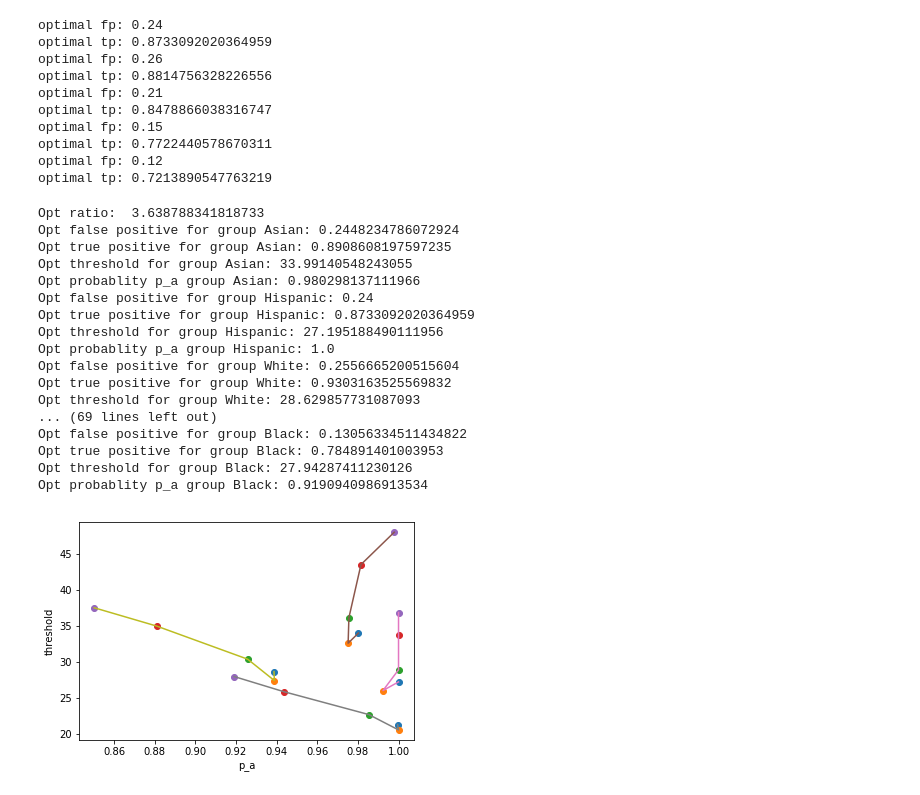
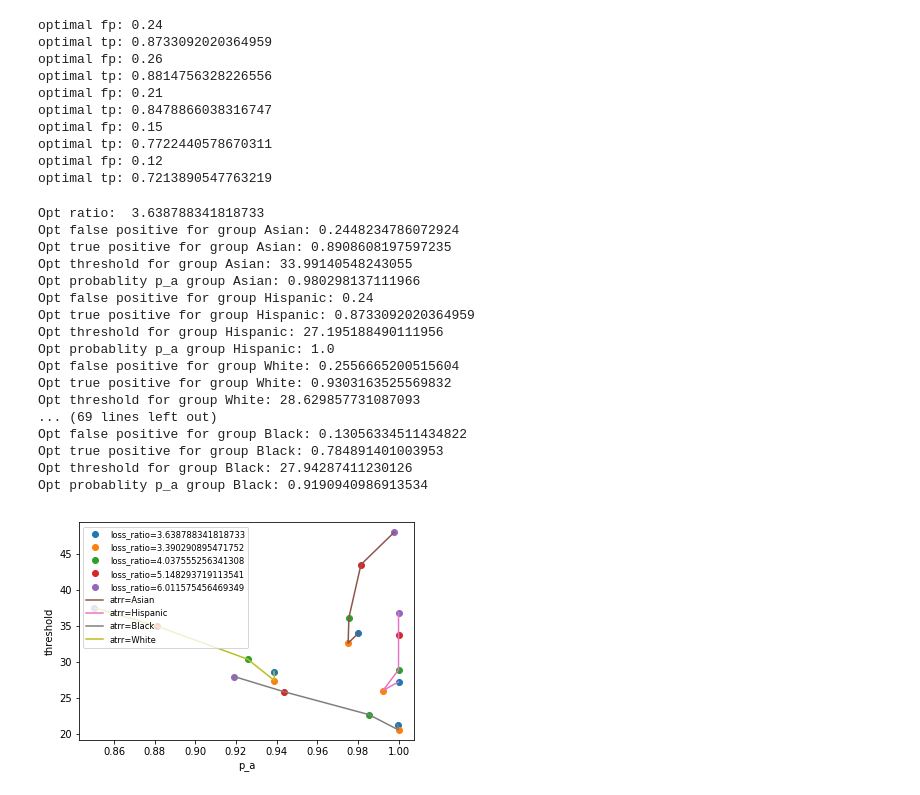
Before and after one commit to nrajanee/ExperimentsforEqOdsNondecreasingCondProbsPaper, a Jupyter notebook: explore_plot_data_fico.ipynb, the cells around one changed output. Cells and saved outputs as stored; diff of their text form; code cells hidden in the pictures.

```diff
--- a/explore_plot_data_fico.ipynb
+++ b/explore_plot_data_fico.ipynb
@@ -22,6 +34,11 @@ data_tpr_Black = tpr_df['Black']
 
 data_fpr_White = fpr_df['White']
 data_tpr_White = tpr_df['White']
+
+#fraction of non-defaulters in each group
+fraction_non_defaulters = get_base_rates()
+
+totals = get_totals()
 # %%
 eq_fpr_df = construct_df_for_eq_div_fpr(fpr_df,tpr_df)
 print(eq_fpr_df)
@@ -102,6 +123,0 @@ plt.show()
-# %%
-#Showing opt for a particular loss function ratio
-loss_fn,loss_fp = 0.3,0.2 #cost of a non-defaulter not getting a loan, cost of a defaulter getting a loan
-opt_fp, opt_tp = get_optimal_fp_tp(loss_fn,loss_fp,pointwise_min_df,eq_fpr)
-print('optimal fp:', opt_fp)
-print('optimal tp:', opt_tp)
@@ -110,0 +134,6 @@ optimal tp: 0.8733092020364959
+# %%
+target_rate = 2/3 #(this means loss from loaning to defaulter is 6 times as expensive as for profit from loaning to non-defaulter)
+profit_semi, opt_fp_semi,opt_tp_semi = get_optimal_fp_tp_hardtf(totals, fraction_non_defaulters,target_rate,pointwise_min_df, eq_fpr)
+print('optimal fp from semi-threshold classifiers with target rate:' + str(target_rate) + '=', opt_fp_semi)
+print('optimal tp from semi-threshold classifiers with target rate:' + str(target_rate) + '=', opt_tp_semi)
+print('optimal profit from semi-threshold classifiers with target rate:' + str(target_rate) + '=', profit_semi)
@@ -125,5 +211,5 @@ plt.show()
 # %%
-opt_slope = opt_tp/opt_fp
+opt_slope = opt_tp_semi/opt_fp_semi
 list_attrs = ['Asian','Hispanic','White','Black']
 for attr in list_attrs:
     tp_attr_list = list(eq_fpr_df[attr+'_tpr'])
@@ -136,9 +222,9 @@ for attr in list_attrs:
     threshold_1 = threshold_attr_list[found_index_1]
     threshold_2 = threshold_attr_list[found_index_2]
     fpa_opt,tpa_opt,threshold_a_opt = get_fpa_opt_tpa_opt_thres_a_opt(fpr_1,fpr_2,tpr_1,tpr_2,threshold_1,threshold_2,opt_slope)
-    p_a = opt_fp/fpa_opt #=opt_tp/tpa_opt
-    print('Opt false positive for group '+attr+':',fpa_opt)
-    print('Opt true positive for group '+attr+':',tpa_opt)
-    print('Opt threshold for group '+attr+':',threshold_a_opt)
+    p_a = opt_fp_semi/fpa_opt #=opt_tp/tpa_opt
+    print('Opt false positive for one threshold group '+attr+':',fpa_opt)
+    print('Opt true positive for one threshold group '+attr+':',tpa_opt)
+    print('Opt threshold for one threshold group '+attr+':',threshold_a_opt)
     print('Opt probablity p_a group '+attr+':',p_a)
 # %% [output]
@@ -212,32 +298,32 @@ for i in range(0,len(opt_fp_list)):
     plt.plot(same_opt_ratio_pa,same_opt_ratio_ta,'o',label='loss_ratio='+str(opt_slope))
 
 for attr,val in ta_pa_attr_dict.items():
     plt.plot(ta_pa_attr_dict[attr][0],ta_pa_attr_dict[attr][1],'-',label='atrr='+attr)
 
 fontP = FontProperties()
 fontP.set_size('small')
-#plt.legend(loc='upper left',prop=fontP)
+plt.legend(loc='upper left',prop=fontP)
 
 plt.xlabel('p_a')
 plt.ylabel('threshold')
 
 plt.show()
 # %% [output]
 Opt ratio:  3.638788341818733
 Opt false positive for group Asian: 0.2448234786072924
 Opt true positive for group Asian: 0.8908608197597235
 Opt threshold for group Asian: 33.99140548243055
 Opt probablity p_a group Asian: 0.980298137111966
 Opt false positive for group Hispanic: 0.24
 Opt true positive for group Hispanic: 0.8733092020364959
 Opt threshold for group Hispanic: 27.195188490111956
 Opt probablity p_a group Hispanic: 1.0
 Opt false positive for group White: 0.2556665200515604
 Opt true positive for group White: 0.9303163525569832
 Opt threshold for group White: 28.629857731087093
 ... (69 lines left out)
 Opt false positive for group Black: 0.13056334511434822
 Opt true positive for group Black: 0.784891401003953
 Opt threshold for group Black: 27.94287411230126
 Opt probablity p_a group Black: 0.9190940986913534
-[figure, old version]
+[figure, new version]
```
Also changed, not shown: parts of 14 cells of this notebook, 10 other files.
